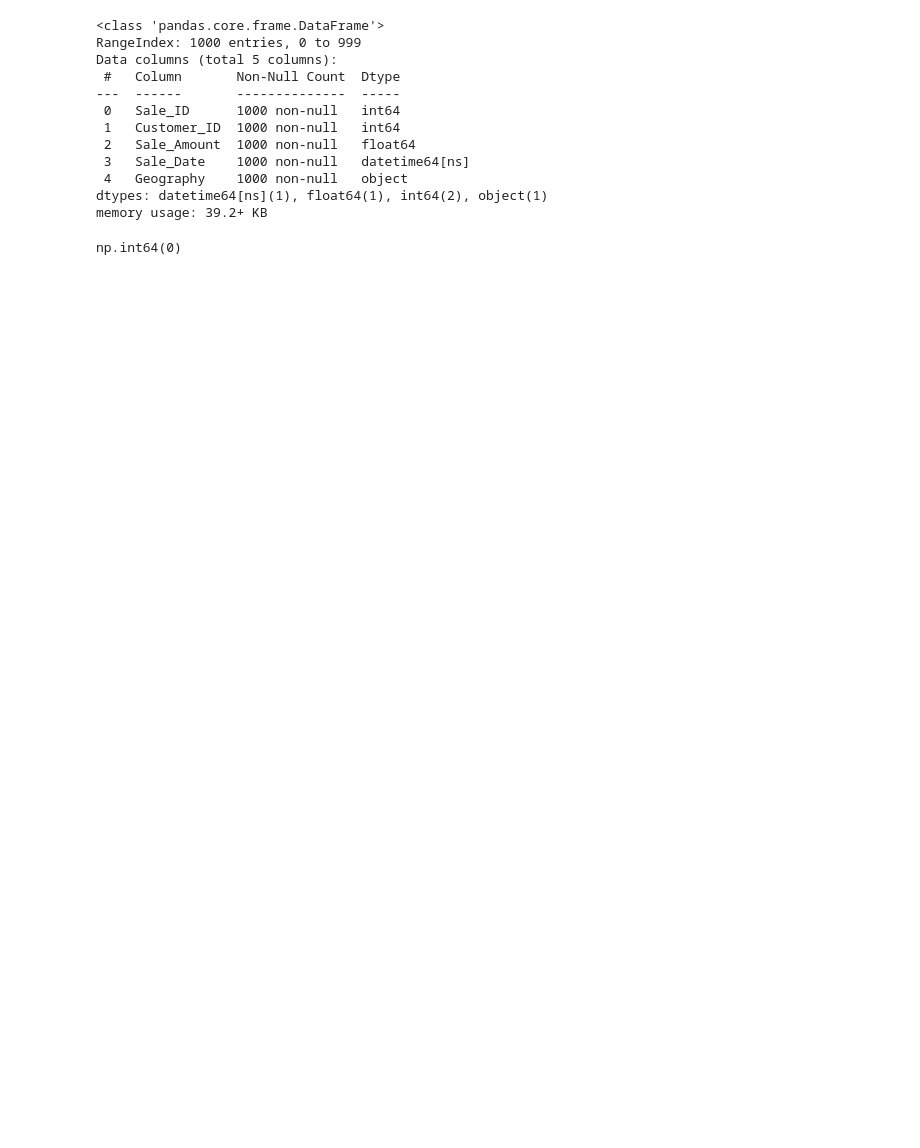
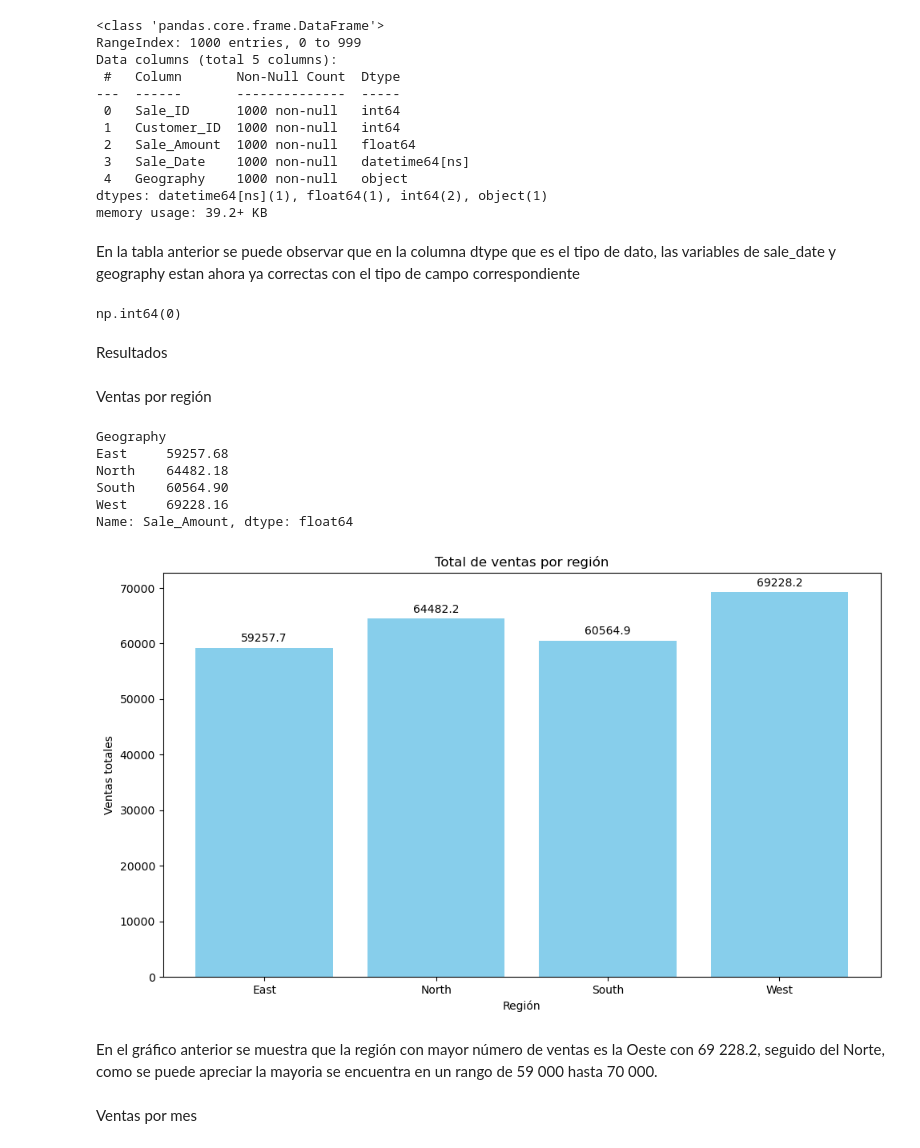
Before and after one commit to abigailTrujilloMtz/Proyecto_Analisis, a Jupyter notebook: Actividad_semana1.ipynb, the cells around one changed output. Drawn from its saved outputs; the diff is of its cells as text; code cells hidden in the pictures; blank space fills up the shorter version.

Commit message:
Análisis de los datos de ventas

```diff
--- a/Actividad_semana1.ipynb
+++ b/Actividad_semana1.ipynb
@@ -93,8 +96,53 @@ Data columns (total 5 columns):
  4   Geography    1000 non-null   object
 dtypes: datetime64[ns](1), float64(1), int64(2), object(1)
 memory usage: 39.2+ KB
+# %% [markdown]
+En la tabla anterior se puede observar que en la columna dtype que es el tipo de dato, las variables de sale_date y geography estan ahora ya correctas con el tipo de campo correspondiente
 # %%
 # Cuenta cuántas filas están repetidas completamente
 datos.duplicated().sum()
 # %% [output]
 np.int64(0)
+# %% [markdown]
+Resultados
+# %% [markdown]
+Ventas por región
+# %%
+#Ventas agrupadas por región
+import pandas as pd
+import matplotlib.pyplot as plt
+
+ventas_region = datos.groupby('Geography')['Sale_Amount'].sum()
+
+# Mostrar la tabla resultante
+print(ventas_region)
+# %% [output]
+Geography
+East     59257.68
+North    64482.18
+South    60564.90
+West     69228.16
+Name: Sale_Amount, dtype: float64
+# %%
+#Grafico
+# Lienzo y tamaño
+fig, ax = plt.subplots(figsize=(10, 6))
+# Datos
+barras = ax.bar(ventas_region.index, ventas_region.values, color='skyblue')
+
+# 4. Agregar etiquetas a las barras
+ax.bar_label(barras, padding=3) # padding es el espacio entre la barra y el número
+
+plt.title('Total de ventas por región') # Titulo del gráfico
+plt.xlabel('Región') # Titulo del eje x
+plt.ylabel('Ventas totales') # Titulo del eje y
+plt.xticks(rotation=360)
+plt.tight_layout()
+
+plt.show()
+# %% [output]
+[figure, added]
+# %% [markdown]
+En el gráfico anterior se muestra que la región con mayor número de ventas es la Oeste con 69 228.2, seguido del Norte, como se puede apreciar la mayoria se encuentra en un rango de 59 000 hasta 70 000.
+# %% [markdown]
+Ventas por mes
```
Also changed, not shown: parts of 10 cells of this notebook.
